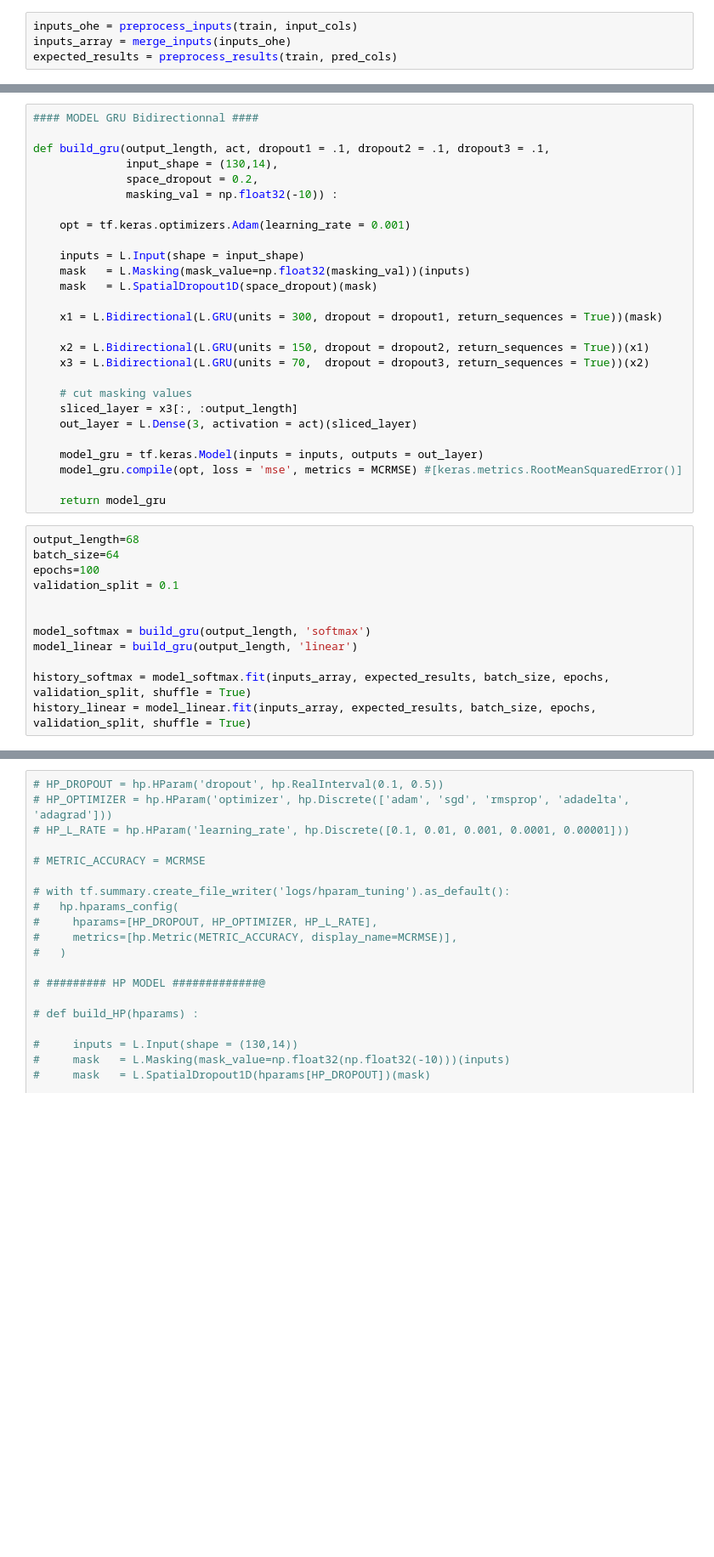
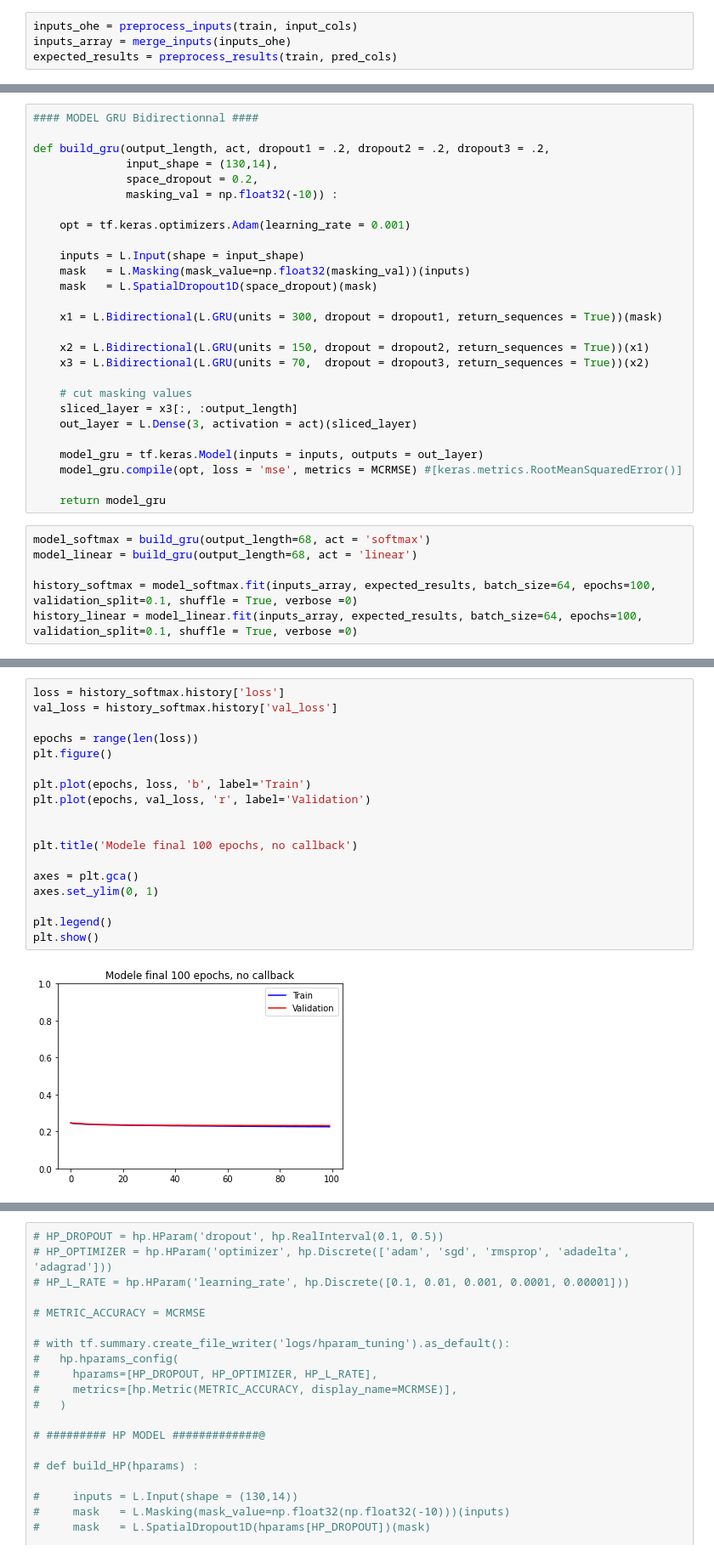
Before and after one commit to Max1428/Kaggle_Covid_Vaccine, a Jupyter notebook: RNN_HP.ipynb, the cells around one changed output, grey strips where cells are left out. Shown: that part at 85% size. Drawn from its saved outputs; the diff is of its cells as text; blank space fills up the shorter version.

```diff
--- a/RNN_HP.ipynb
+++ b/RNN_HP.ipynb
@@ -382,7 +393,7 @@ plt.show()
 # %%
 #### MODEL GRU Bidirectionnal ####
 
-def build_gru(output_length, act, dropout1 = .1, dropout2 = .1, dropout3 = .1,
+def build_gru(output_length, act, dropout1 = .2, dropout2 = .2, dropout3 = .2,
               input_shape = (130,14),
               space_dropout = 0.2,
               masking_val = np.float32(-10)) :
@@ -407,17 +418,11 @@ def build_gru(output_length, act, dropout1 = .1, dropout2 = .1, dropout3 = .1,
 
     return model_gru
 # %%
-output_length=68
-batch_size=64
-epochs=100
-validation_split = 0.1
+model_softmax = build_gru(output_length=68, act = 'softmax')
+model_linear = build_gru(output_length=68, act = 'linear')
 
-
-model_softmax = build_gru(output_length, 'softmax')
-model_linear = build_gru(output_length, 'linear')
-
-history_softmax = model_softmax.fit(inputs_array, expected_results, batch_size, epochs, validation_split, shuffle = True)
-history_linear = model_linear.fit(inputs_array, expected_results, batch_size, epochs, validation_split, shuffle = True)
+history_softmax = model_softmax.fit(inputs_array, expected_results, batch_size=64, epochs=100, validation_split=0.1, shuffle = True, verbose =0)
+history_linear = model_linear.fit(inputs_array, expected_results, batch_size=64, epochs=100, validation_split=0.1, shuffle = True, verbose =0)
 # %%
 score_softmax = model_softmax.evaluate(inputs_array, expected_results, verbose =0)
 score_linear = model_linear.evaluate(inputs_array, expected_results, verbose =0)
@@ -443 +448,21 @@ Test MCRMSE: 0.17261318862438202
 ==============================
+# %%
+loss = history_softmax.history['loss']
+val_loss = history_softmax.history['val_loss']
+
+epochs = range(len(loss))
+plt.figure()
+
+plt.plot(epochs, loss, 'b', label='Train')
+plt.plot(epochs, val_loss, 'r', label='Validation')
+
+
+plt.title('Modele final 100 epochs, no callback')
+
+axes = plt.gca()
+axes.set_ylim(0, 1)
+
+plt.legend()
+plt.show()
+# %% [output]
+[figure, added]
```
Also changed, not shown: parts of 16 cells of this notebook.
